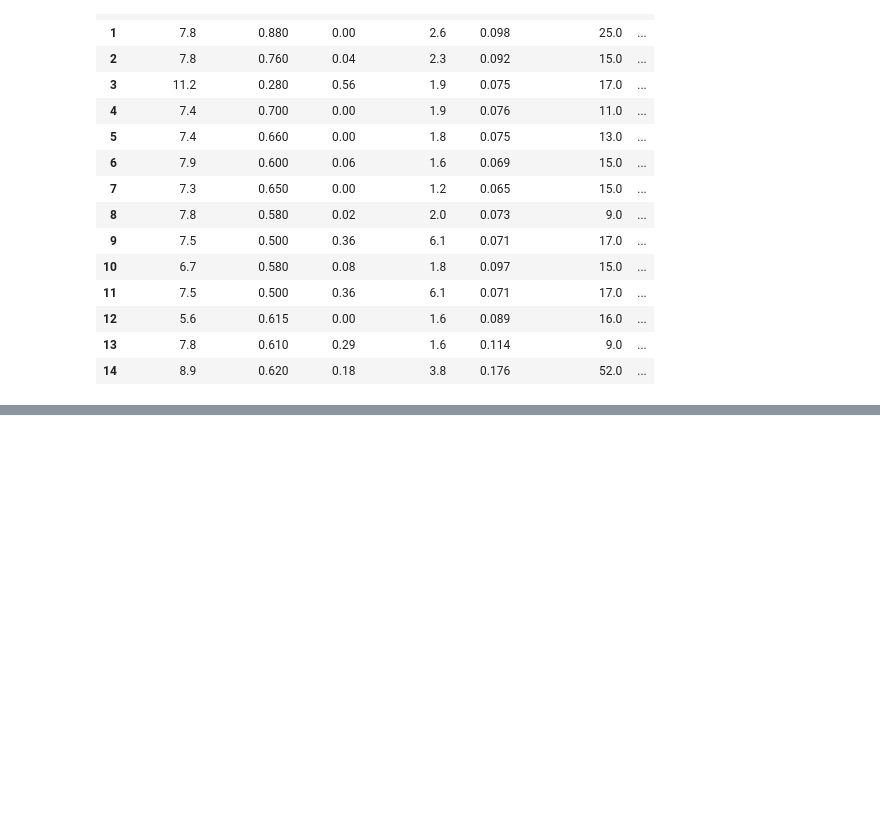
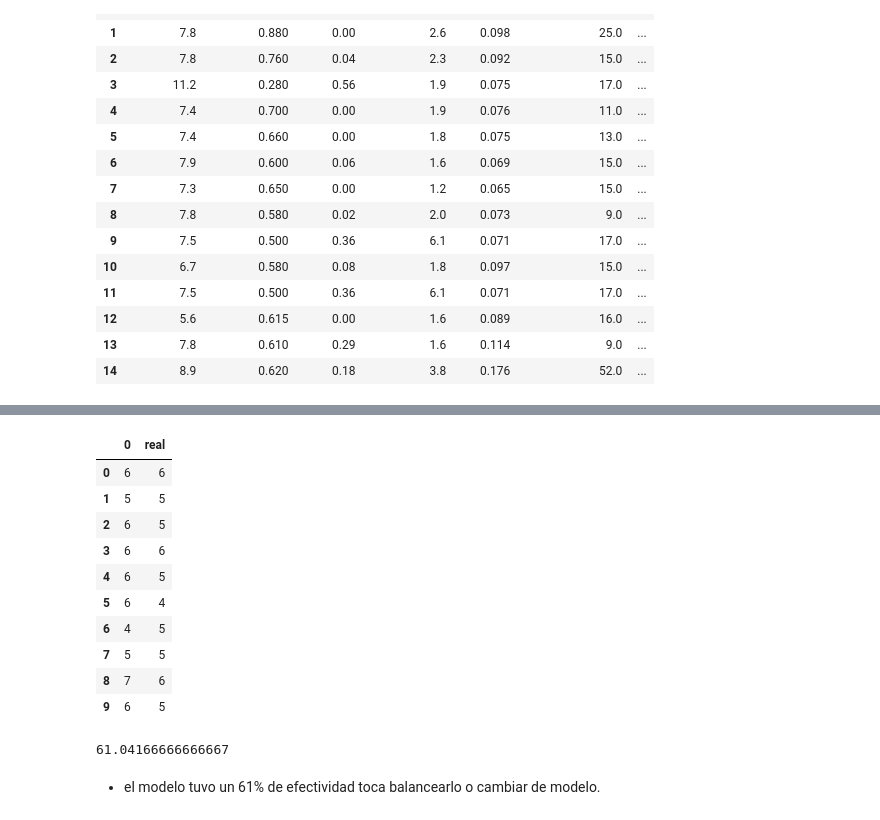
Before and after one commit to leocarlos10/practica-modelo, a Jupyter notebook: practica-modelo.ipynb, the cells around one changed output, grey strips where cells are left out. Cells and saved outputs as stored; diff of their text form; code cells hidden in the pictures; blank space fills up the shorter version.

Commit message:
feat:modelo entrenado obs(tuvo una eficencia del 61% no es buena toca balancear el modelo o reemplazarlo por uno ya balanceado)

```diff
--- a/practica-modelo.ipynb
+++ b/practica-modelo.ipynb
@@ -93,0 +120,9 @@ wine.head(15)
+# %%
+x_train = train[['fixed acidity', 'volatile acidity', 'citric acid', 'residual sugar', 'chlorides', 'free sulfur dioxide', 'total sulfur dioxide', 'density', 'pH', 'sulphates', 'alcohol']]
+y_train = train['quality']
+# %%
+x_test = test[['fixed acidity', 'volatile acidity', 'citric acid', 'residual sugar', 'chlorides', 'free sulfur dioxide', 'total sulfur dioxide', 'density', 'pH', 'sulphates', 'alcohol']]
+y_test = test['quality']
+# %%
+model = tree.DecisionTreeClassifier()
+model.fit(x_train, y_train)
@@ -93,0 +131,3 @@ wine.head(15)
+# %%
+y_pred = model.predict(x_test)
+y_pred
@@ -93,0 +152,22 @@ wine.head(15)
+# %%
+df_prediccion = pd.DataFrame(y_pred)
+df_prediccion['real']=y_test.values
+df_prediccion.head(10)
+# %% [output]
+|  | 0 | real |
+| 0 | 6 | 6 |
+| 1 | 5 | 5 |
+| 2 | 6 | 5 |
+| 3 | 6 | 6 |
+| 4 | 6 | 5 |
+| 5 | 6 | 4 |
+| 6 | 4 | 5 |
+| 7 | 5 | 5 |
+| 8 | 7 | 6 |
+| 9 | 6 | 5 |
+# %%
+model.score(x_test, y_test)*100
+# %% [output]
+61.04166666666667
+# %% [markdown]
+* el modelo tuvo un 61% de efectividad toca balancearlo o cambiar de modelo.
```
Also changed, not shown: parts of 7 cells of this notebook.
